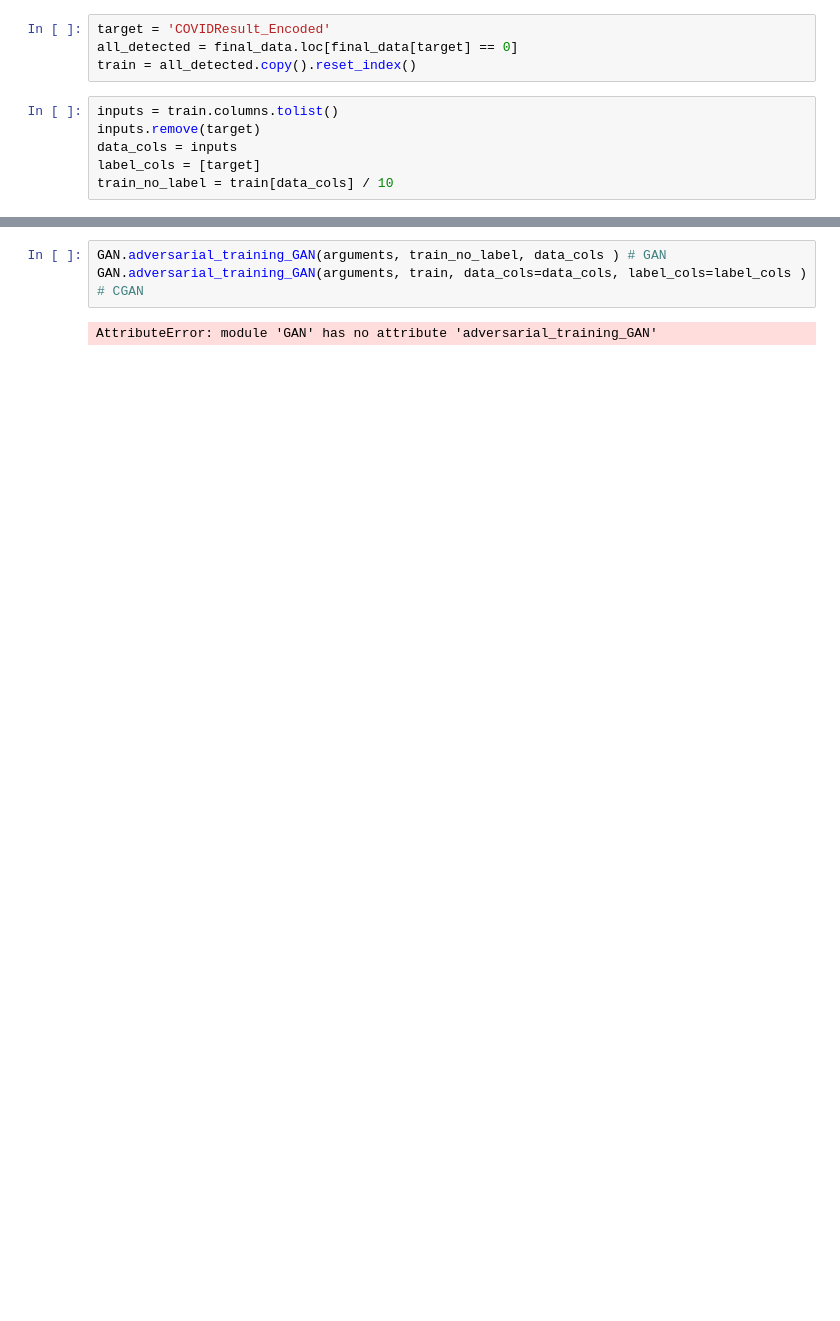
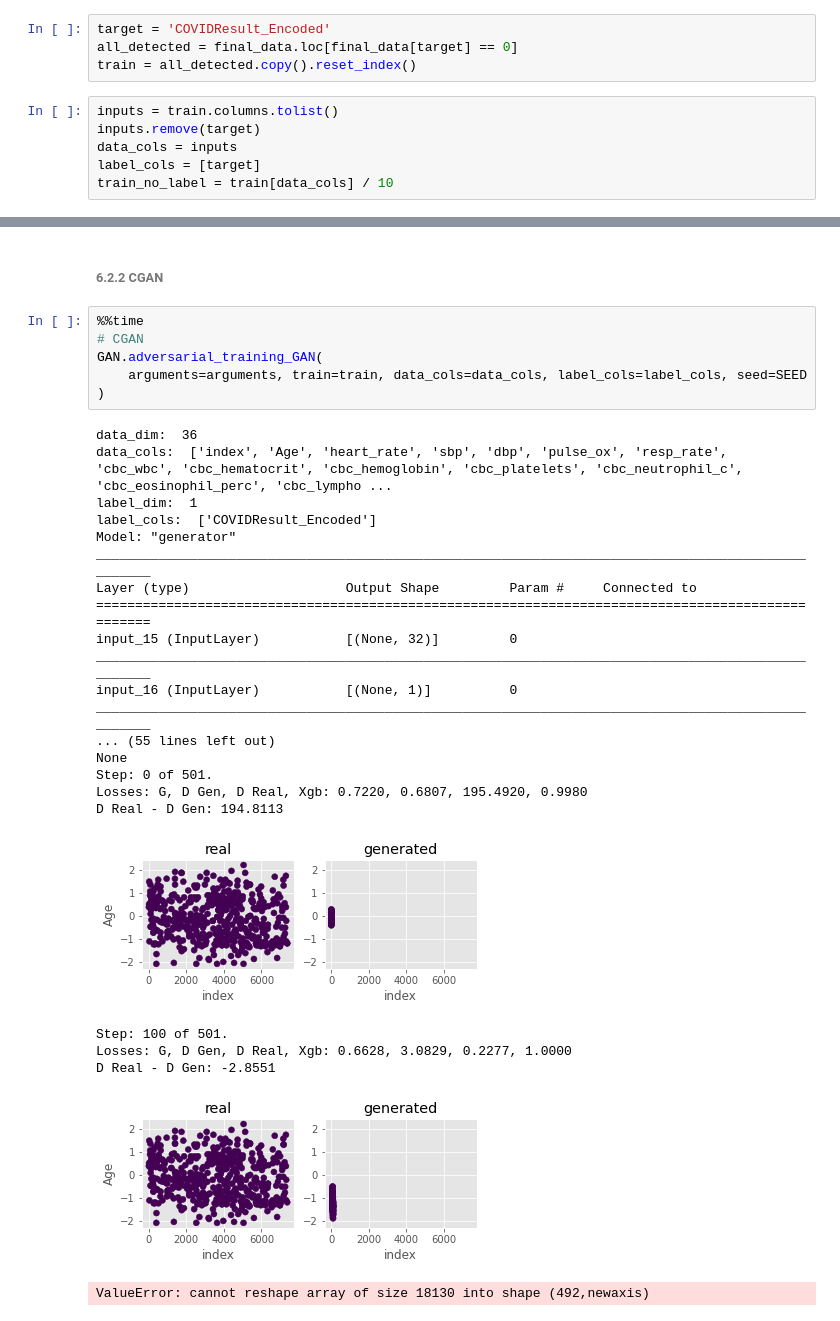
Before and after one commit to iainmuir6/Machine-Learning-with-Coronavirus-Data, a Jupyter notebook: ml_covid_research_w2.ipynb, the cells around one changed output, grey strips where cells are left out. Saved outputs shown, nothing was run; the diff lists cells and outputs as text; blank space fills up the shorter version.

```diff
--- a/ml_covid_research_w2.ipynb
+++ b/ml_covid_research_w2.ipynb
@@ -1177,5 +1210,32 @@ train_no_label = train[data_cols] / 10
+# %% [markdown]
+###### 6.2.2 CGAN <a class="anchor" id="cgan"></a>
 # %%
-GAN.adversarial_training_GAN(arguments, train_no_label, data_cols ) # GAN
-GAN.adversarial_training_GAN(arguments, train, data_cols=data_cols, label_cols=label_cols ) # CGAN
+%%time
+# CGAN
+GAN.adversarial_training_GAN(
+    arguments=arguments, train=train, data_cols=data_cols, label_cols=label_cols, seed=SEED
+)
 # %% [output]
-AttributeError: module 'GAN' has no attribute 'adversarial_training_GAN'
+data_dim:  36
+data_cols:  ['index', 'Age', 'heart_rate', 'sbp', 'dbp', 'pulse_ox', 'resp_rate', 'cbc_wbc', 'cbc_hematocrit', 'cbc_hemoglobin', 'cbc_platelets', 'cbc_neutrophil_c', 'cbc_eosinophil_perc', 'cbc_lympho ...
+label_dim:  1
+label_cols:  ['COVIDResult_Encoded']
+Model: "generator"
+__________________________________________________________________________________________________
+Layer (type)                    Output Shape         Param #     Connected to
+==================================================================================================
+input_15 (InputLayer)           [(None, 32)]         0
+__________________________________________________________________________________________________
+input_16 (InputLayer)           [(None, 1)]          0
+__________________________________________________________________________________________________
+... (55 lines left out)
+None
+Step: 0 of 501.
+Losses: G, D Gen, D Real, Xgb: 0.7220, 0.6807, 195.4920, 0.9980
+D Real - D Gen: 194.8113
+[figure, added]
+Step: 100 of 501.
+Losses: G, D Gen, D Real, Xgb: 0.6628, 3.0829, 0.2277, 1.0000
+D Real - D Gen: -2.8551
+[figure, added]
+ValueError: cannot reshape array of size 18130 into shape (492,newaxis)
```
Also changed, not shown: parts of 14 cells of this notebook.
